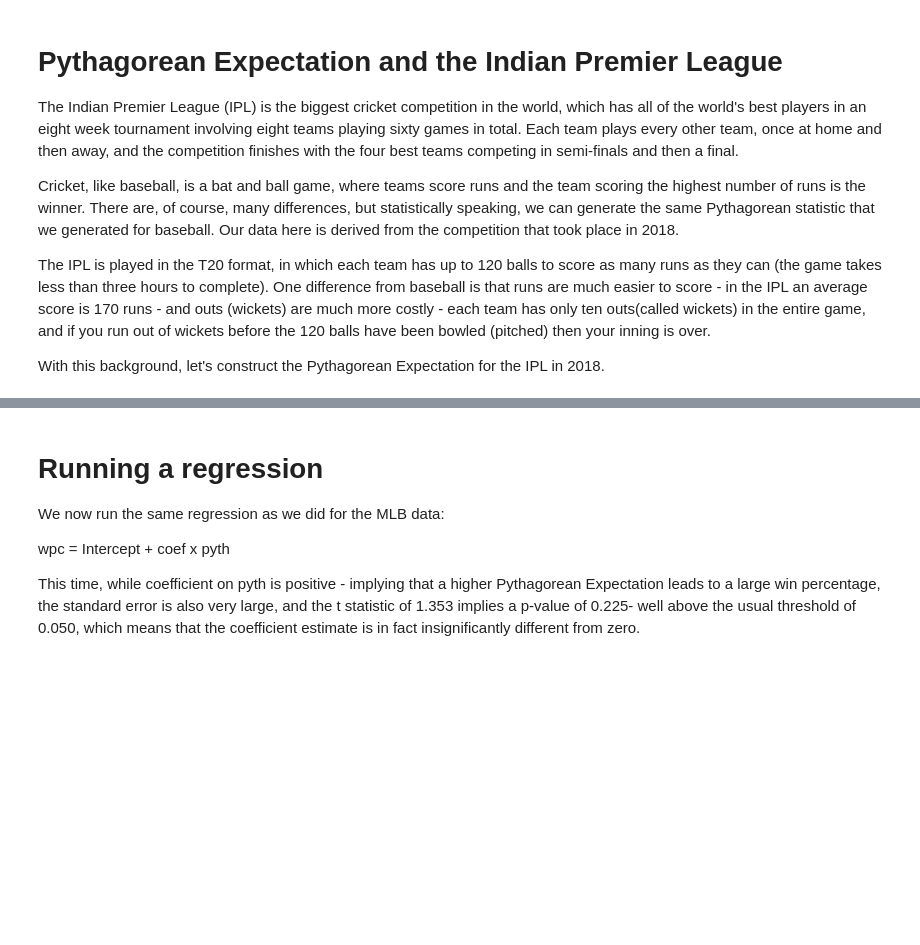
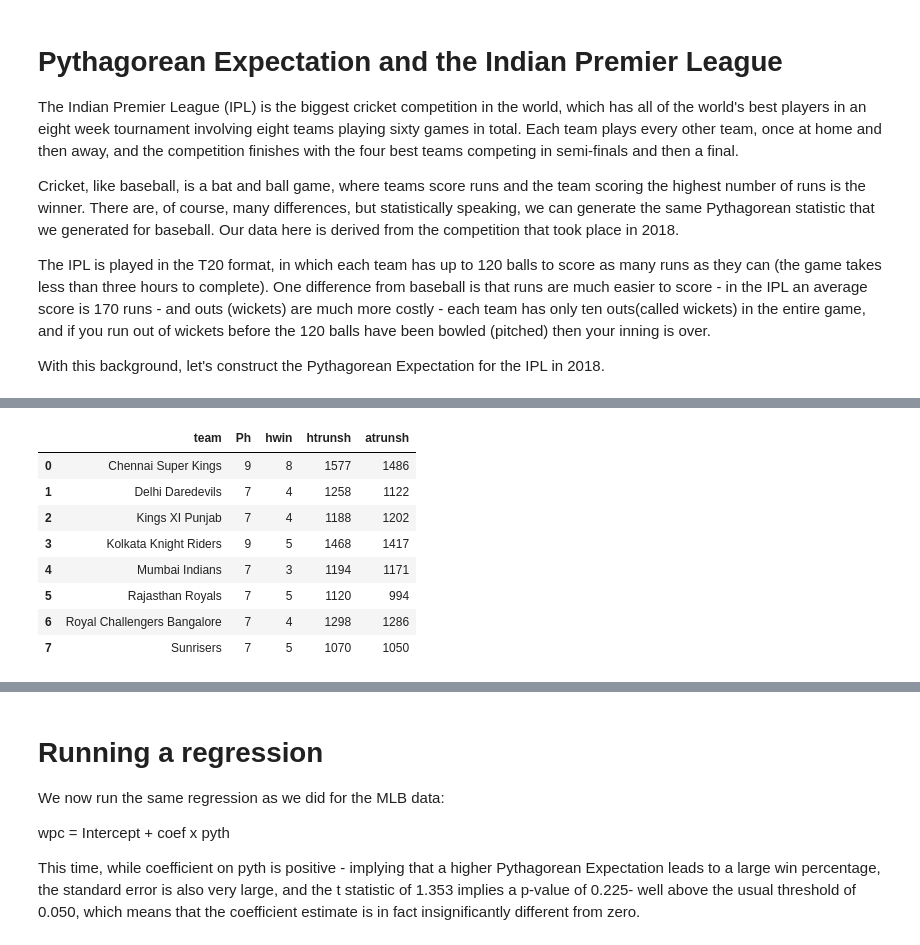
Before and after one commit to raphhbw/Sports_Performance_Analytics, a Jupyter notebook: Foundations of Sports Analytics/Lecture Notebooks/Week 1/2 Pythagorean expectation and the IPL.ipynb, the cells around one changed output, grey strips where cells are left out. Drawn from its saved outputs; the diff is of its cells as text; code cells hidden in the pictures; blank space fills up the shorter version.

```diff
--- a/Foundations of Sports Analytics/Lecture Notebooks/Week 1/2 Pythagorean expectation and the IPL.ipynb
+++ b/Foundations of Sports Analytics/Lecture Notebooks/Week 1/2 Pythagorean expectation and the IPL.ipynb
@@ -40,10 +61,20 @@ IPL18['count']=1
 # %%
 # Now we use a .groupby command to aggregate the performance of home teams during the season. Compare back to the MLB notebook
 # to see how similar the commands are.
 
-IPLhome = IPL18.groupby('home_team')['count','hwin', 'htruns','atruns'].sum().reset_index()
+IPLhome = IPL18.groupby('home_team')[['count','hwin', 'htruns','atruns']].sum().reset_index()
 IPLhome = IPLhome.rename(columns={'home_team':'team','count':'Ph','htruns':'htrunsh','atruns':'atrunsh'})
 IPLhome
+# %% [output]
+|  | team | Ph | hwin | htrunsh | atrunsh |
+| 0 | Chennai Super Kings | 9 | 8 | 1577 | 1486 |
+| 1 | Delhi Daredevils | 7 | 4 | 1258 | 1122 |
+| 2 | Kings XI Punjab | 7 | 4 | 1188 | 1202 |
+| 3 | Kolkata Knight Riders | 9 | 5 | 1468 | 1417 |
+| 4 | Mumbai Indians | 7 | 3 | 1194 | 1171 |
+| 5 | Rajasthan Royals | 7 | 5 | 1120 | 994 |
+| 6 | Royal Challengers Bangalore | 7 | 4 | 1298 | 1286 |
+| 7 | Sunrisers | 7 | 5 | 1070 | 1050 |
 # %%
 # Now we aggregate the performance of away teams in a different df.
 
```
Also changed, not shown: parts of 11 cells of this notebook, 1 other file.
